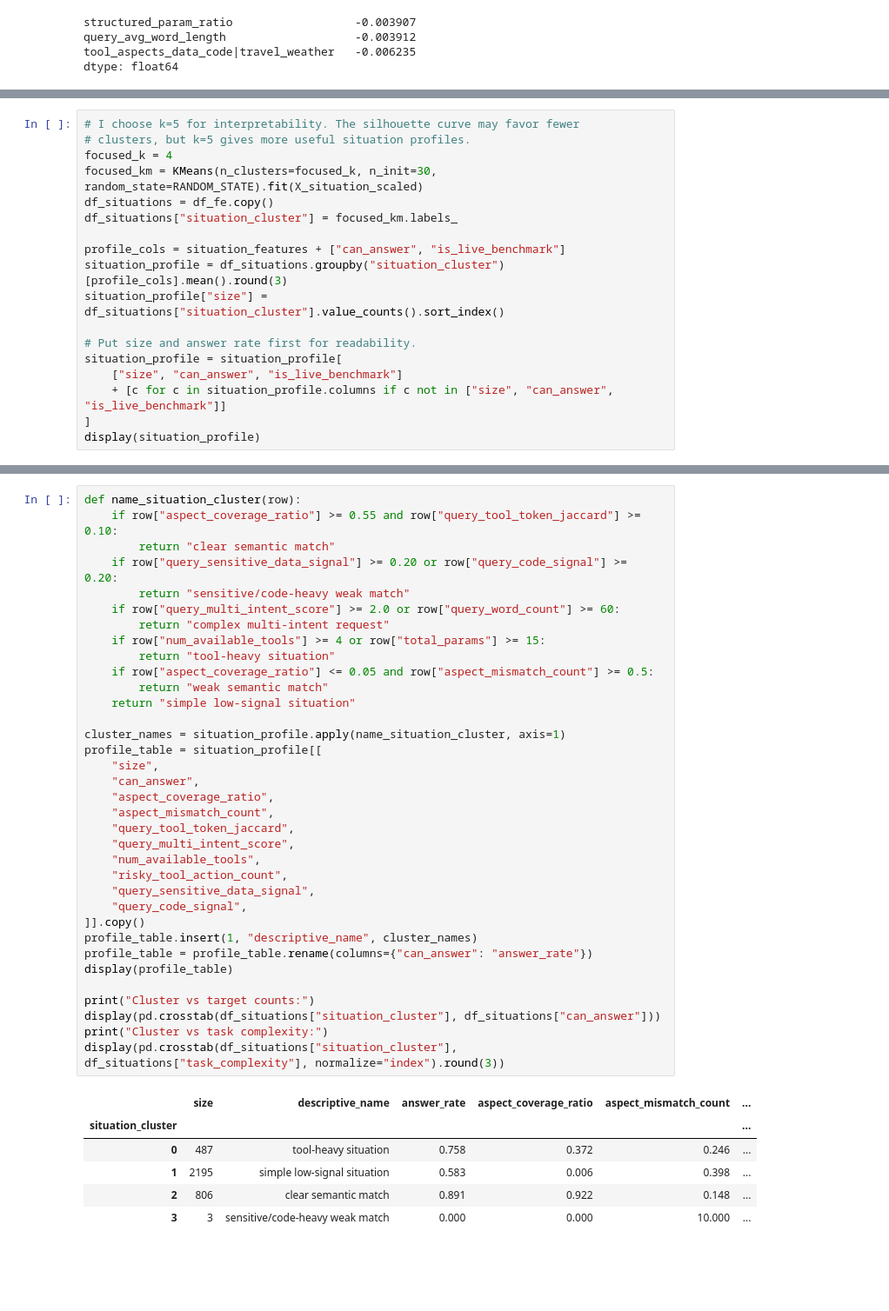
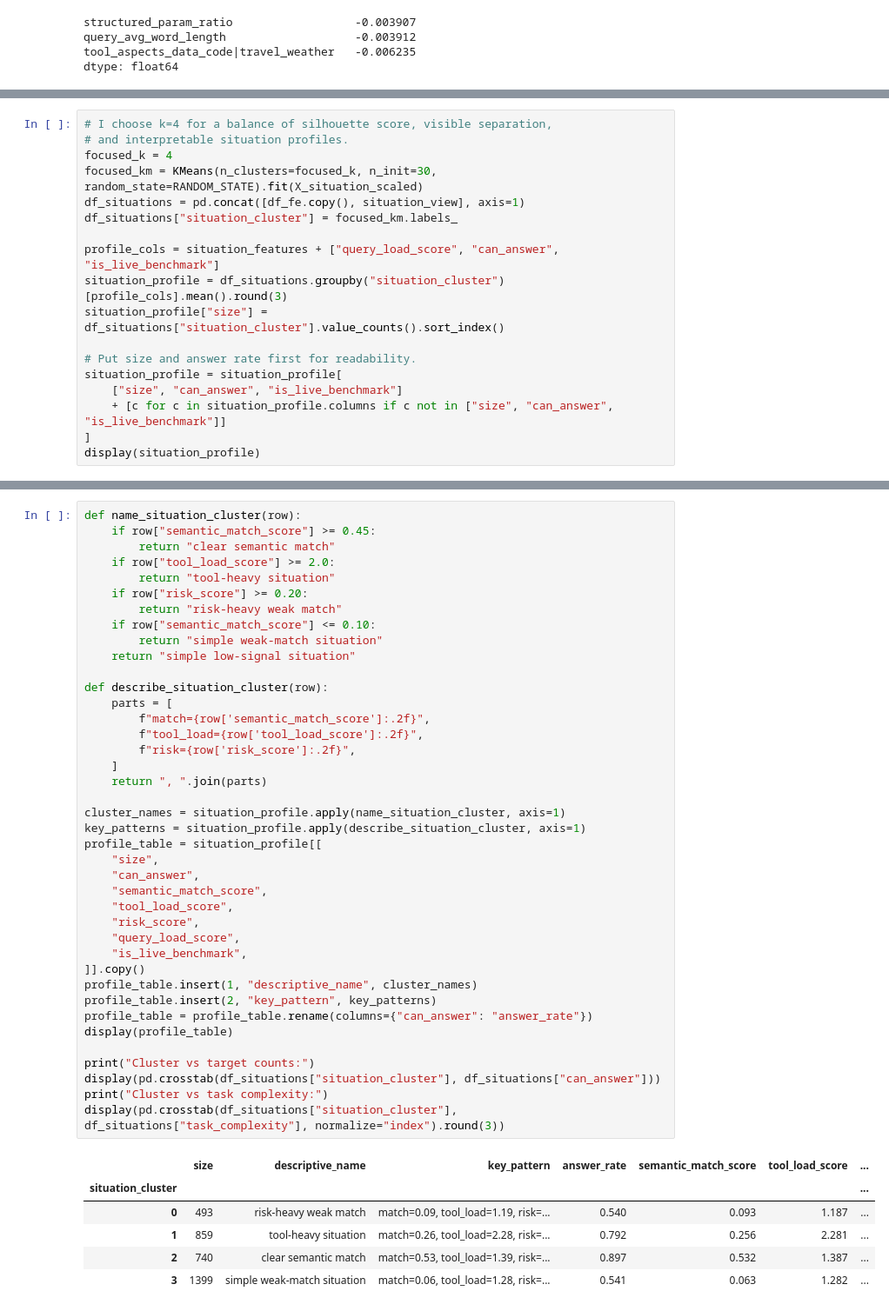
Before and after one commit to edenede2/gorilla, a Jupyter notebook: ml_assignment_2026_solution/ML_Assignment_2_Solution.ipynb, the cells around one changed output, grey strips where cells are left out. Shown at 87% size. Cells and saved outputs as stored; diff of their text form; blank space fills up the shorter version.

```diff
--- a/ml_assignment_2026_solution/ML_Assignment_2_Solution.ipynb
+++ b/ml_assignment_2026_solution/ML_Assignment_2_Solution.ipynb
@@ -1156,12 +1082,12 @@ plt.show()
 # %%
-# I choose k=5 for interpretability. The silhouette curve may favor fewer
-# clusters, but k=5 gives more useful situation profiles.
+# I choose k=4 for a balance of silhouette score, visible separation,
+# and interpretable situation profiles.
 focused_k = 4
 focused_km = KMeans(n_clusters=focused_k, n_init=30, random_state=RANDOM_STATE).fit(X_situation_scaled)
-df_situations = df_fe.copy()
+df_situations = pd.concat([df_fe.copy(), situation_view], axis=1)
 df_situations["situation_cluster"] = focused_km.labels_
 
-profile_cols = situation_features + ["can_answer", "is_live_benchmark"]
+profile_cols = situation_features + ["query_load_score", "can_answer", "is_live_benchmark"]
 situation_profile = df_situations.groupby("situation_cluster")[profile_cols].mean().round(3)
 situation_profile["size"] = df_situations["situation_cluster"].value_counts().sort_index()
 
@@ -1181,45 +1107,50 @@ display(situation_profile)
 # %%
 def name_situation_cluster(row):
-    if row["aspect_coverage_ratio"] >= 0.55 and row["query_tool_token_jaccard"] >= 0.10:
+    if row["semantic_match_score"] >= 0.45:
         return "clear semantic match"
-    if row["query_sensitive_data_signal"] >= 0.20 or row["query_code_signal"] >= 0.20:
-        return "sensitive/code-heavy weak match"
-    if row["query_multi_intent_score"] >= 2.0 or row["query_word_count"] >= 60:
-        return "complex multi-intent request"
-    if row["num_available_tools"] >= 4 or row["total_params"] >= 15:
+    if row["tool_load_score"] >= 2.0:
         return "tool-heavy situation"
-    if row["aspect_coverage_ratio"] <= 0.05 and row["aspect_mismatch_count"] >= 0.5:
-        return "weak semantic match"
+    if row["risk_score"] >= 0.20:
+        return "risk-heavy weak match"
+    if row["semantic_match_score"] <= 0.10:
+        return "simple weak-match situation"
     return "simple low-signal situation"
 
+def describe_situation_cluster(row):
+    parts = [
+        f"match={row['semantic_match_score']:.2f}",
+        f"tool_load={row['tool_load_score']:.2f}",
+        f"risk={row['risk_score']:.2f}",
+    ]
+    return ", ".join(parts)
+
 cluster_names = situation_profile.apply(name_situation_cluster, axis=1)
+key_patterns = situation_profile.apply(describe_situation_cluster, axis=1)
 profile_table = situation_profile[[
     "size",
     "can_answer",
-    "aspect_coverage_ratio",
-    "aspect_mismatch_count",
-    "query_tool_token_jaccard",
-    "query_multi_intent_score",
-    "num_available_tools",
-    "risky_tool_action_count",
-    "query_sensitive_data_signal",
-    "query_code_signal",
+    "semantic_match_score",
+    "tool_load_score",
+    "risk_score",
+    "query_load_score",
+    "is_live_benchmark",
 ]].copy()
 profile_table.insert(1, "descriptive_name", cluster_names)
+profile_table.insert(2, "key_pattern", key_patterns)
 profile_table = profile_table.rename(columns={"can_answer": "answer_rate"})
 display(profile_table)
 
 print("Cluster vs target counts:")
 display(pd.crosstab(df_situations["situation_cluster"], df_situations["can_answer"]))
 print("Cluster vs task complexity:")
 display(pd.crosstab(df_situations["situation_cluster"], df_situations["task_complexity"], normalize="index").round(3))
 # %% [output]
-|  | size | descriptive_name | answer_rate | aspect_coverage_ratio | aspect_mismatch_count | ... |
-| situation_cluster |  |  |  |  |  | ... |
-| 0 | 487 | tool-heavy situation | 0.758 | 0.372 | 0.246 | ... |
-| 1 | 2195 | simple low-signal situation | 0.583 | 0.006 | 0.398 | ... |
-| 2 | 806 | clear semantic match | 0.891 | 0.922 | 0.148 | ... |
-| 3 | 3 | sensitive/code-heavy weak match | 0.000 | 0.000 | 10.000 | ... |
+|  | size | descriptive_name | key_pattern | answer_rate | semantic_match_score | tool_load_score | ... |
+| situation_cluster |  |  |  |  |  |  | ... |
+| 0 | 493 | risk-heavy weak match | match=0.09, tool_load=1.19, risk=... | 0.540 | 0.093 | 1.187 | ... |
+| 1 | 859 | tool-heavy situation | match=0.26, tool_load=2.28, risk=... | 0.792 | 0.256 | 2.281 | ... |
+| 2 | 740 | clear semantic match | match=0.53, tool_load=1.39, risk=... | 0.897 | 0.532 | 1.387 | ... |
+| 3 | 1399 | simple weak-match situation | match=0.06, tool_load=1.28, risk=... | 0.541 | 0.063 | 1.282 | ... |
 Cluster vs target counts:
 | can_answer | 0 | 1 |
 | situation_cluster |  |  |
```
Also changed, not shown: parts of 34 cells of this notebook, 25 other files.
